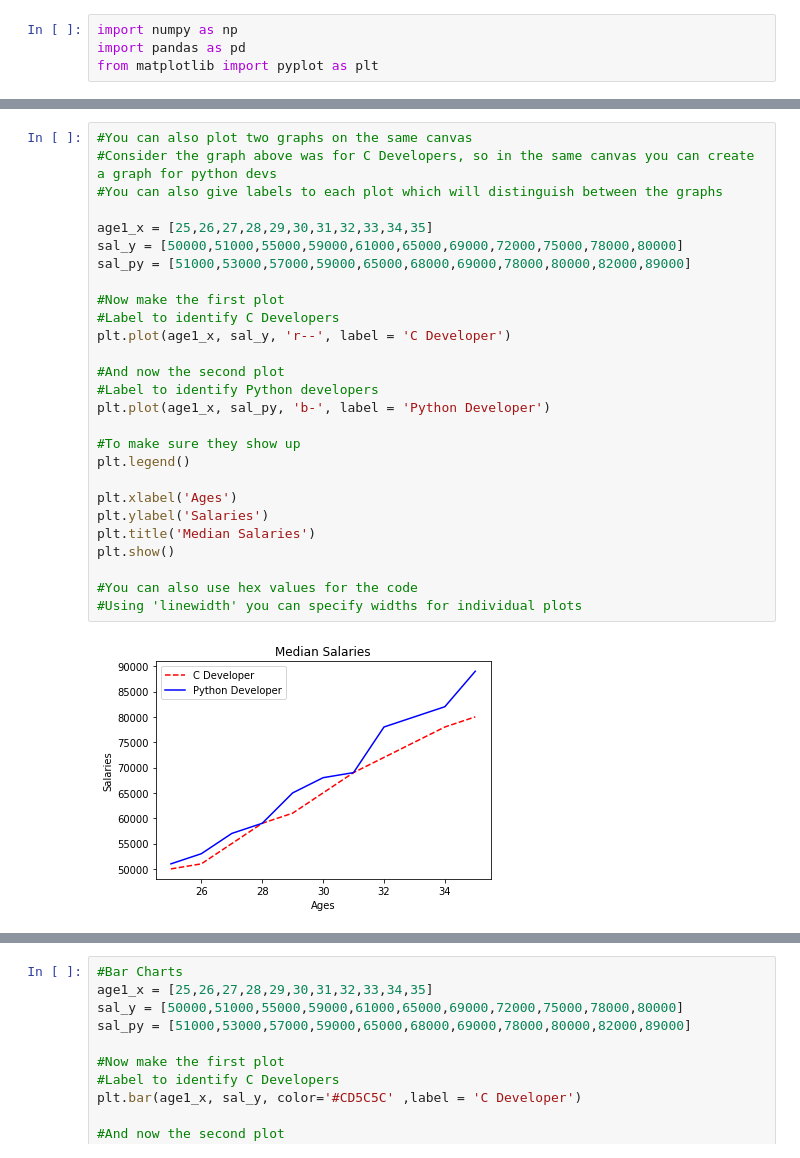
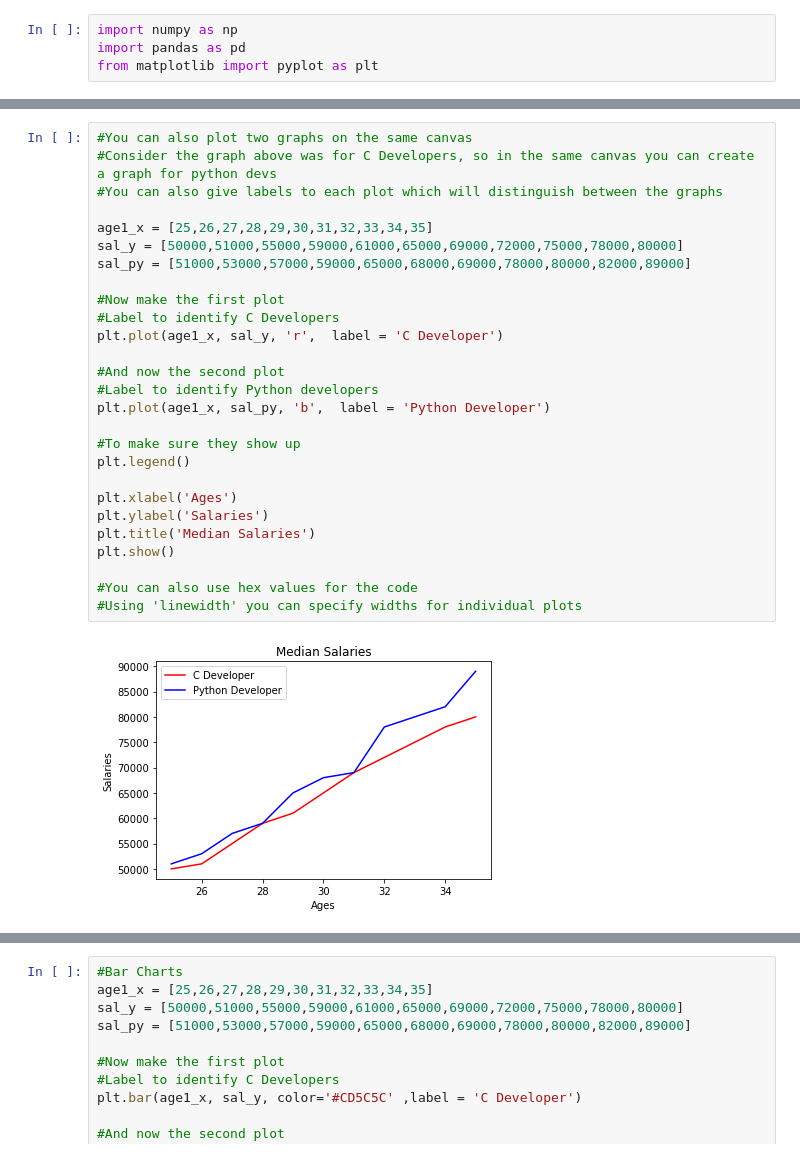
Before and after one commit to vedant26cfc/Data-Science-in-Python, a Jupyter notebook: Data Science Python Repository/3. Matplotlib/3. Data Science Matplotlib.ipynb, the cells around one changed output, grey strips where cells are left out. Cells and saved outputs as stored; diff of their text form.

```diff
--- a/Data Science Python Repository/3. Matplotlib/3. Data Science Matplotlib.ipynb
+++ b/Data Science Python Repository/3. Matplotlib/3. Data Science Matplotlib.ipynb
@@ -35,29 +35,29 @@ plt.show()
 # %%
 #You can also plot two graphs on the same canvas
 #Consider the graph above was for C Developers, so in the same canvas you can create a graph for python devs
 #You can also give labels to each plot which will distinguish between the graphs
 
 age1_x = [25,26,27,28,29,30,31,32,33,34,35]
 sal_y = [50000,51000,55000,59000,61000,65000,69000,72000,75000,78000,80000]
 sal_py = [51000,53000,57000,59000,65000,68000,69000,78000,80000,82000,89000]
 
 #Now make the first plot
 #Label to identify C Developers
-plt.plot(age1_x, sal_y, 'r--', label = 'C Developer')
+plt.plot(age1_x, sal_y, 'r',  label = 'C Developer')
 
 #And now the second plot
 #Label to identify Python developers
-plt.plot(age1_x, sal_py, 'b-', label = 'Python Developer')
+plt.plot(age1_x, sal_py, 'b',  label = 'Python Developer')
 
 #To make sure they show up
 plt.legend()
 
 plt.xlabel('Ages')
 plt.ylabel('Salaries')
 plt.title('Median Salaries')
 plt.show()
 
 #You can also use hex values for the code
 #Using 'linewidth' you can specify widths for individual plots
 # %% [output]
-[figure, old version]
+[figure, new version]
```
Also changed, not shown: parts of 2 cells of this notebook, 2 other files.
